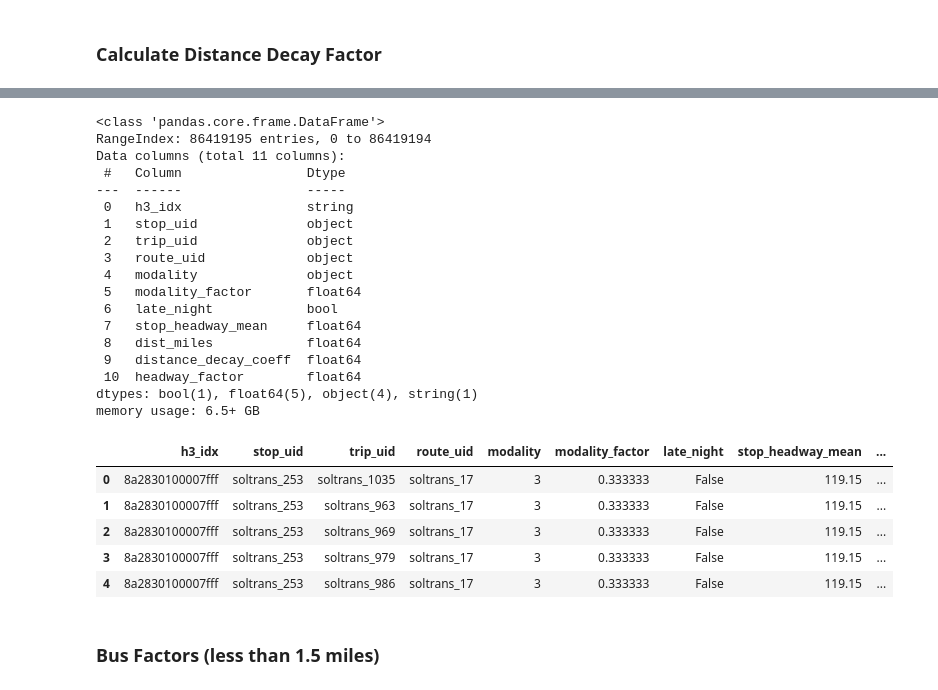
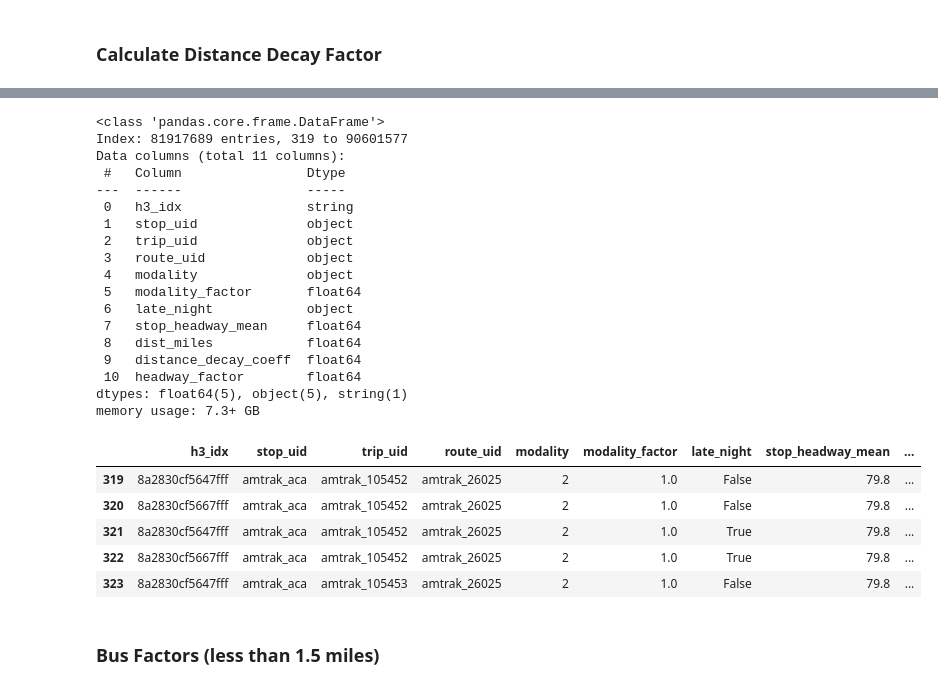
Before and after one commit to knu2xs/gtfs-tools, a Jupyter notebook: notebooks/distance-decay-index.ipynb, the cells around one changed output, grey strips where cells are left out. Cells and saved outputs as stored; diff of their text form; code cells hidden in the pictures.

```diff
--- a/notebooks/distance-decay-index.ipynb
+++ b/notebooks/distance-decay-index.ipynb
@@ -163,7 +207,7 @@ stops_df.spatial.to_featureclass(stops_fc)
 # %% [markdown]
 ## Proximity - Near Table
 # %%
-stops_df = GeoAccessor.from_featureclass(stops_fc)
+stops_df = GeoAccessor.from_featureclass(stops_fc, fields=['OBJECTID', 'stop_uid']).drop_duplicates('stop_uid')
 
 stops_df.info()
 stops_df.head()
@@ -190,5 +231,5 @@ memory usage: 1.1 MB
 # %%
-poi_df = GeoAccessor.from_featureclass(poi_fc)
+poi_df = GeoAccessor.from_featureclass(poi_fc, fields=['OBJECTID', 'GRID_ID'])
 
 poi_df.info()
 poi_df.head()
@@ -225,7 +265,7 @@ near_df['dist_miles'] = near_df['NEAR_DIST'] * 0.00062137
 
 near_df.drop(columns=['OBJECTID', 'NEAR_DIST'], inplace=True)
 
-near_df = poi_df[['OBJECTID', 'STORE_ID', 'GRID_ID']].join(near_df.set_index('IN_FID'), on='OBJECTID', how='left')
+near_df = poi_df.join(near_df.set_index('IN_FID'), on='OBJECTID', how='left')
 
 near_df['NEAR_FID'] = near_df['NEAR_FID'].astype('Int64')
 
@@ -344,48 +384,48 @@ memory usage: 1.2+ GB
 # %%
 factor_df = (
-    near_df.merge(factor_raw_df, on='stop_uid', how='inner')
+    near_df.merge(factor_raw_df, on='stop_uid', how='right')
+    .dropna()
     .rename(columns={
         'GRID_ID': 'h3_idx',
         'route_type': 'modality',
         'route_type_desc': 'modality_desc'
     })
-    # .drop(columns=['IN_FID', 'NEAR_FID', 'STORE_ID'])
 )
 
 factor_df = factor_df[[
     'h3_idx', 'stop_uid', 'trip_uid', 'route_uid', 'modality', 'modality_factor', 'late_night', 'stop_headway_mean', 'dist_miles'
 ]]
 
 factor_df['distance_decay_coeff'] = factor_df[['dist_miles', 'modality']].apply(lambda r: get_distance_decay(*r), axis=1)
 factor_df['headway_factor'] = 1 - minmax_scale(factor_df['stop_headway_mean'])
 
 factor_df.info()
 factor_df.head()
 # %% [output]
 <class 'pandas.core.frame.DataFrame'>
-RangeIndex: 86419195 entries, 0 to 86419194
+Index: 81917689 entries, 319 to 90601577
 Data columns (total 11 columns):
  #   Column                Dtype
 ---  ------                -----
  0   h3_idx                string
  1   stop_uid              object
  2   trip_uid              object
  3   route_uid             object
  4   modality              object
  5   modality_factor       float64
- 6   late_night            bool
+ 6   late_night            object
  7   stop_headway_mean     float64
  8   dist_miles            float64
  9   distance_decay_coeff  float64
  10  headway_factor        float64
-dtypes: bool(1), float64(5), object(4), string(1)
-memory usage: 6.5+ GB
+dtypes: float64(5), object(5), string(1)
+memory usage: 7.3+ GB
 |  | h3_idx | stop_uid | trip_uid | route_uid | modality | modality_factor | late_night | stop_headway_mean | ... |
-| 0 | 8a2830100007fff | soltrans_253 | soltrans_1035 | soltrans_17 | 3 | 0.333333 | False | 119.15 | ... |
-| 1 | 8a2830100007fff | soltrans_253 | soltrans_963 | soltrans_17 | 3 | 0.333333 | False | 119.15 | ... |
-| 2 | 8a2830100007fff | soltrans_253 | soltrans_969 | soltrans_17 | 3 | 0.333333 | False | 119.15 | ... |
-| 3 | 8a2830100007fff | soltrans_253 | soltrans_979 | soltrans_17 | 3 | 0.333333 | False | 119.15 | ... |
-| 4 | 8a2830100007fff | soltrans_253 | soltrans_986 | soltrans_17 | 3 | 0.333333 | False | 119.15 | ... |
+| 319 | 8a2830cf5647fff | amtrak_aca | amtrak_105452 | amtrak_26025 | 2 | 1.0 | False | 79.8 | ... |
+| 320 | 8a2830cf5667fff | amtrak_aca | amtrak_105452 | amtrak_26025 | 2 | 1.0 | False | 79.8 | ... |
+| 321 | 8a2830cf5647fff | amtrak_aca | amtrak_105452 | amtrak_26025 | 2 | 1.0 | True | 79.8 | ... |
+| 322 | 8a2830cf5667fff | amtrak_aca | amtrak_105452 | amtrak_26025 | 2 | 1.0 | True | 79.8 | ... |
+| 323 | 8a2830cf5647fff | amtrak_aca | amtrak_105453 | amtrak_26025 | 2 | 1.0 | False | 79.8 | ... |
 # %% [markdown]
 ### Bus Factors (less than 1.5 miles)
 # %%
```
Also changed, not shown: parts of 19 cells of this notebook, 4 other files.
